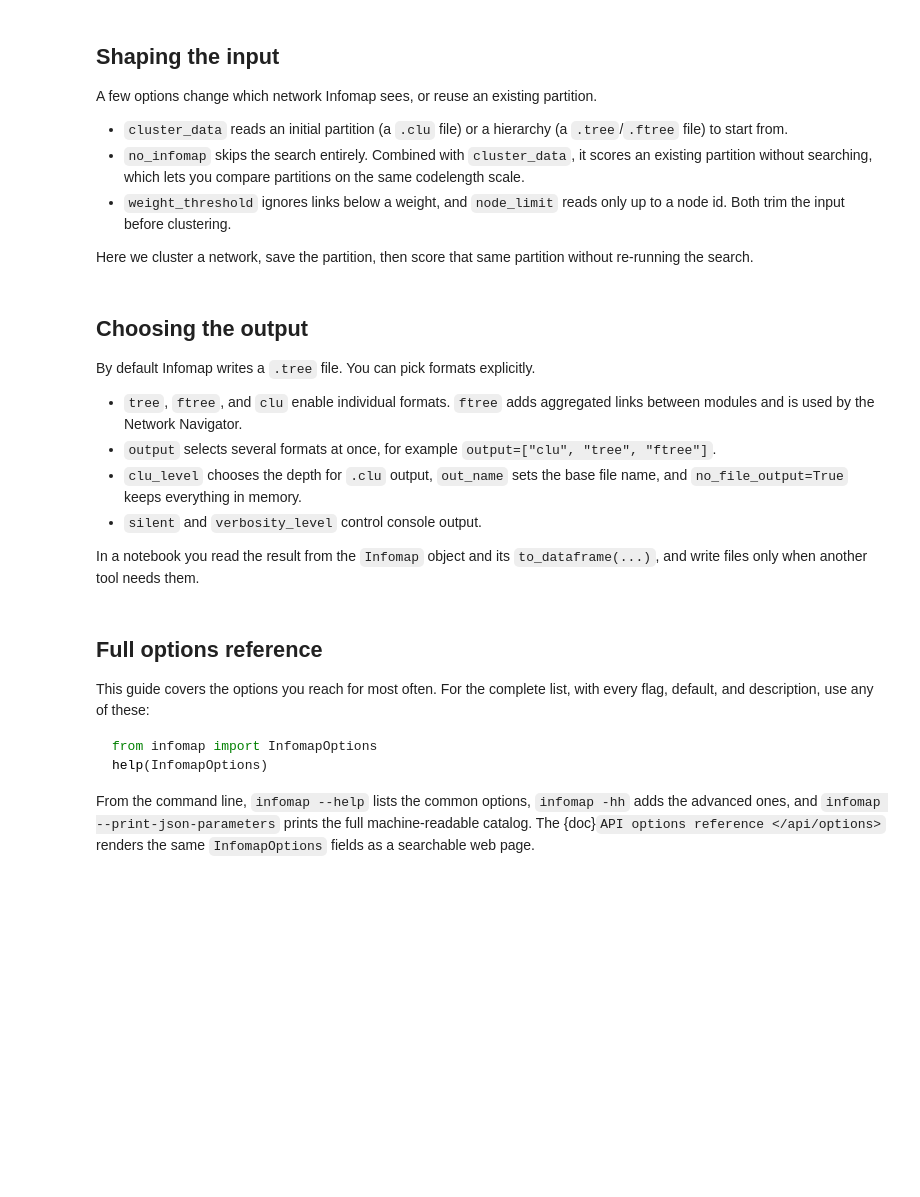
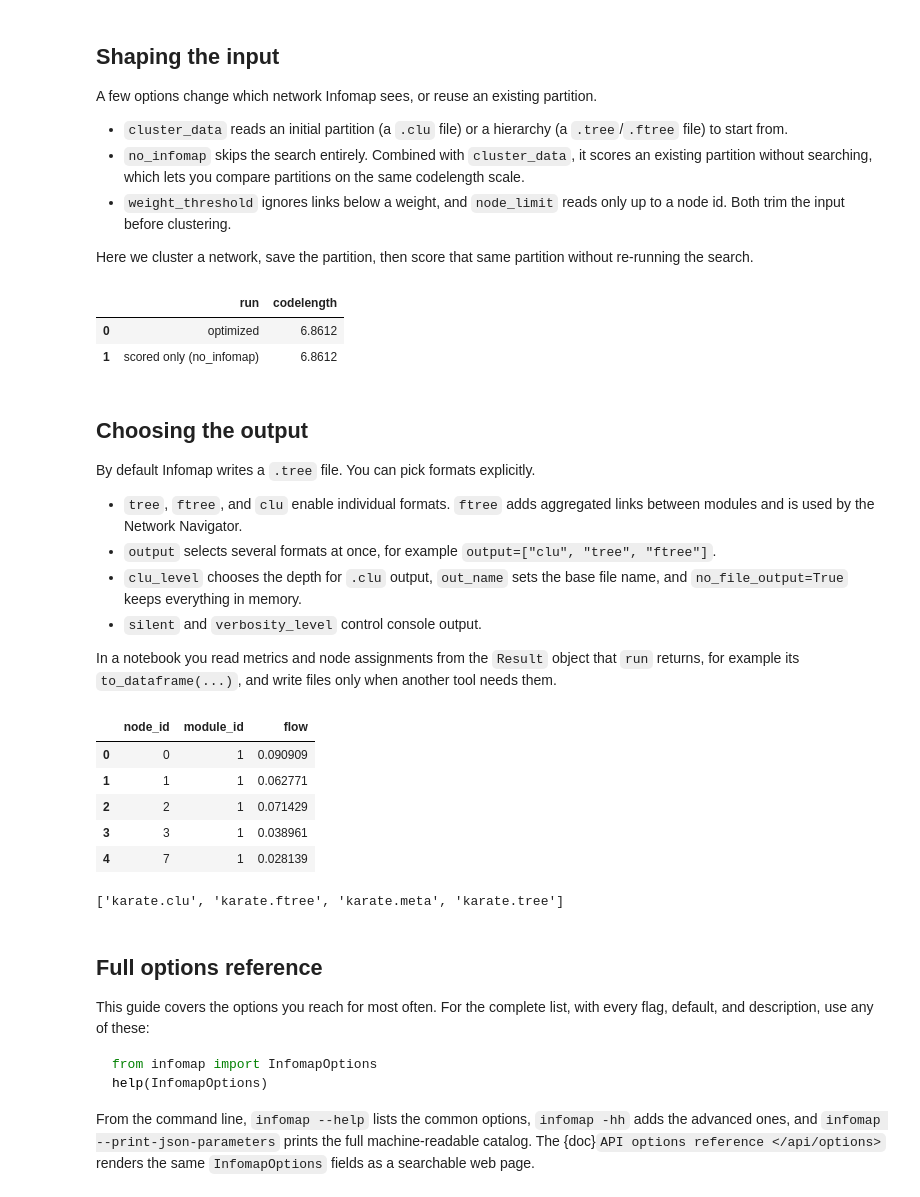
Before and after one commit to mapequation/infomap, a Jupyter notebook: examples/notebooks/options-guide.ipynb, the cells around one changed output. Drawn from its saved outputs; the diff is of its cells as text; code cells hidden in the pictures; blank space fills up the shorter version.

```diff
--- a/examples/notebooks/options-guide.ipynb
+++ b/examples/notebooks/options-guide.ipynb
@@ -156,10 +169,7 @@ def hierarchical_graph():
 
 
 def run_graph(G, **options):
-    im = Infomap(silent=True, seed=SEED, num_trials=NUM_TRIALS, **options)
-    im.add_networkx_graph(G)
-    im.run()
-    return im
+    return infomap.run(G, silent=True, seed=SEED, num_trials=NUM_TRIALS, **options)
 
 
 G_hier = hierarchical_graph()
@@ -400,20 +453,26 @@ A few options change which network Infomap sees, or reuse an existing partition.
 Here we cluster a network, save the partition, then score that same partition
 without re-running the search.
 # %%
-im = run_jazz(seed=SEED, num_trials=NUM_TRIALS)
+im = Infomap(silent=True, seed=SEED, num_trials=NUM_TRIALS)
+im.read_file("data/jazz.net")
+result = im.run()
 im.write_clu("output/jazz.clu")
-optimized = round(im.codelength, 4)
+optimized = round(result.codelength, 4)
 
 scorer = Infomap(silent=True, cluster_data="output/jazz.clu", no_infomap=True)
 scorer.read_file("data/jazz.net")
-scorer.run()
+scored = scorer.run()
 
 pd.DataFrame(
     [
         {"run": "optimized", "codelength": optimized},
-        {"run": "scored only (no_infomap)", "codelength": round(scorer.codelength, 4)},
+        {"run": "scored only (no_infomap)", "codelength": round(scored.codelength, 4)},
     ]
 )
+# %% [output]
+|  | run | codelength |
+| 0 | optimized | 6.8612 |
+| 1 | scored only (no_infomap) | 6.8612 |
 # %% [markdown]
 ## Choosing the output
 
@@ -427,19 +486,33 @@ By default Infomap writes a `.tree` file. You can pick formats explicitly.
   name, and `no_file_output=True` keeps everything in memory.
 - `silent` and `verbosity_level` control console output.
 
-In a notebook you read the result from the `Infomap` object and its
-`to_dataframe(...)`, and write files only when another tool needs them.
+In a notebook you read metrics and node assignments from the `Result` object
+that `run` returns, for example its `to_dataframe(...)`, and write files only
+when another tool needs them.
 # %%
-im = run_graph(karate)
+result = run_graph(karate)
 
 # Read results in memory, no files needed.
-im.to_dataframe(columns=["node_id", "module_id", "flow"]).head()
+result.to_dataframe(columns=["node_id", "module_id", "flow"]).head()
+# %% [output]
+|  | node_id | module_id | flow |
+| 0 | 0 | 1 | 0.090909 |
+| 1 | 1 | 1 | 0.062771 |
+| 2 | 2 | 1 | 0.071429 |
+| 3 | 3 | 1 | 0.038961 |
+| 4 | 7 | 1 | 0.028139 |
 # %%
-# Or write explicit formats for downstream tools.
+# Or write explicit formats for downstream tools. File writing is the
+# stateful Infomap class's job.
+im = Infomap(silent=True, seed=SEED, num_trials=NUM_TRIALS)
+im.add_networkx_graph(karate)
+im.run()
 im.write_clu("output/karate.clu")
 im.write_tree("output/karate.tree")
 im.write_flow_tree("output/karate.ftree")
 sorted(p.name for p in Path("output").glob("karate.*"))
+# %% [output]
+['karate.clu', 'karate.ftree', 'karate.meta', 'karate.tree']
 # %% [markdown]
 ## Full options reference
 
```
Also changed, not shown: parts of 23 cells of this notebook.
